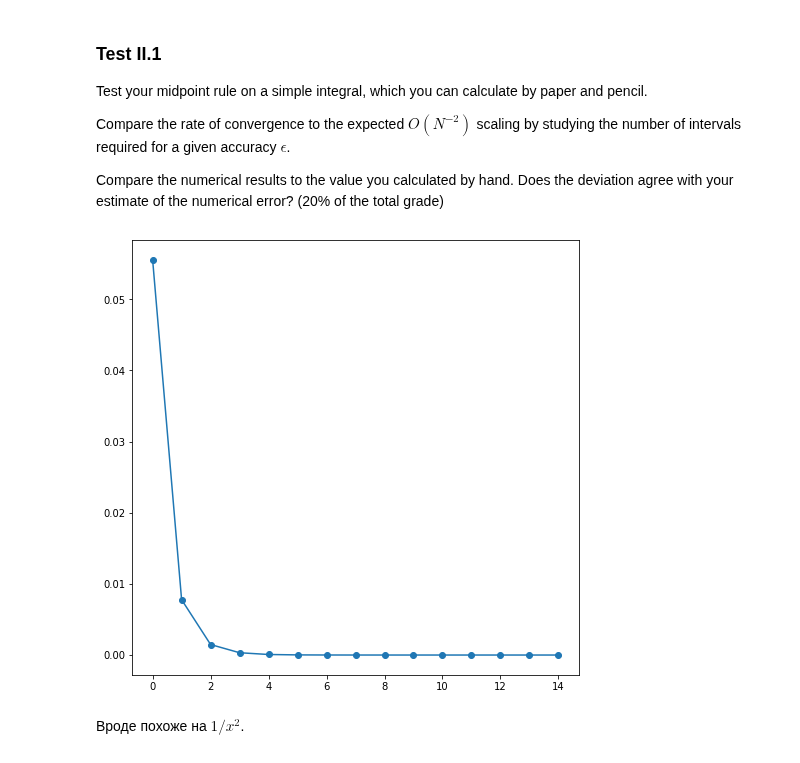
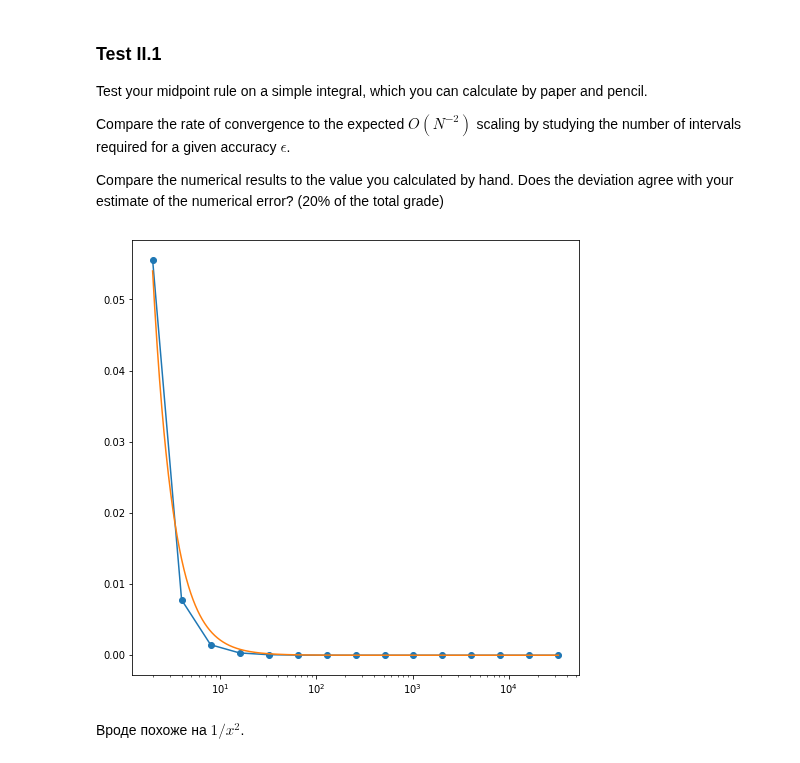
Before and after one commit to ev-br/CP2020, a Jupyter notebook: week_6_calculus.ipynb, the cells around one changed output. Cells and saved outputs as stored; diff of their text form; code cells hidden in the pictures.

```diff
--- a/week_6_calculus.ipynb
+++ b/week_6_calculus.ipynb
@@ -176,7 +178,7 @@ def midpoint_rule_test(func, a, b, eps):
         int_points = (dots[:-1] + dots[1:]) / 2
         Q_new = np.sum(func(int_points) * step)
         if (abs(Q_new - Q_old) < eps):
-            return Q_new, 2 ** np.arange(2, nof_dots_coef + 1), Q_array
+            return Q_new, 2 ** np.arange(1, nof_dots_coef), Q_array
         else:
             Q_old = Q_new
             nof_dots_coef += 1
@@ -191,7 +193,8 @@ Compare the rate of convergence to the expected $O(N^{-2})$ scaling by studying
 Compare the numerical results to the value you calculated by hand. Does the deviation agree with your estimate of the numerical error?
 (20% of the total grade)
 # %%
-# Probably we should make this normally but meh
+def fit_func(x, a):
+    return a / x / x
 
 def F(x):
     return 1 / x
@@ -199,14 +202,19 @@ def F(x):
 def f(x):
     return -1 / (x ** 2)
 
-Integral, ndots_arr, Int_array = midpoint_rule_test(f, 1, 2, 1e-10)
-error = Int_array - F(2) + F(1)
+Integral, dots_arr, Int_array = midpoint_rule_test(f, 1, 2, 1e-10)
+error = np.abs(Int_array - F(2) + F(1))
+
+par, _ = curve_fit(fit_func, dots_arr, error)
 # %%
 plt.figure(figsize=(8, 8))
-plt.plot(np.arange(ndots_arr.size), error, 'o-')
+plt.plot(dots_arr, error, 'o-')
+x_grid = np.linspace(dots_arr[0], dots_arr[-1], int(1e6))
+plt.plot(x_grid, fit_func(x_grid, par), '-')
+plt.xscale('log')
 plt.show()
 # %% [output]
-[figure, old version]
+[figure, new version]
 # %% [markdown]
 Вроде похоже на $1 / x ^ 2$.
 # %% [markdown]
```
Also changed, not shown: parts of 2 cells of this notebook, 2 other files.
